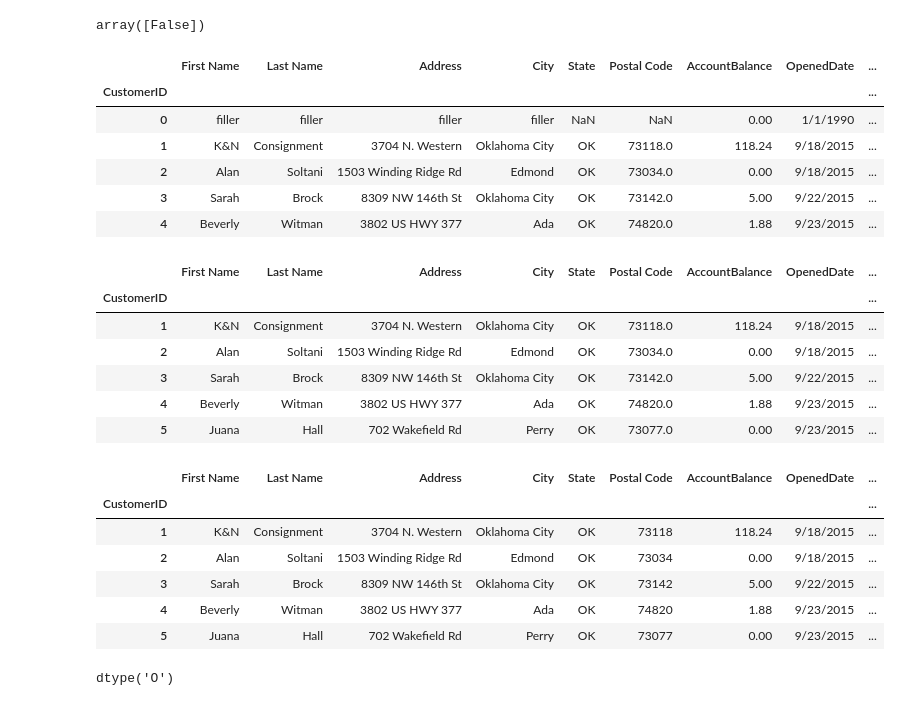
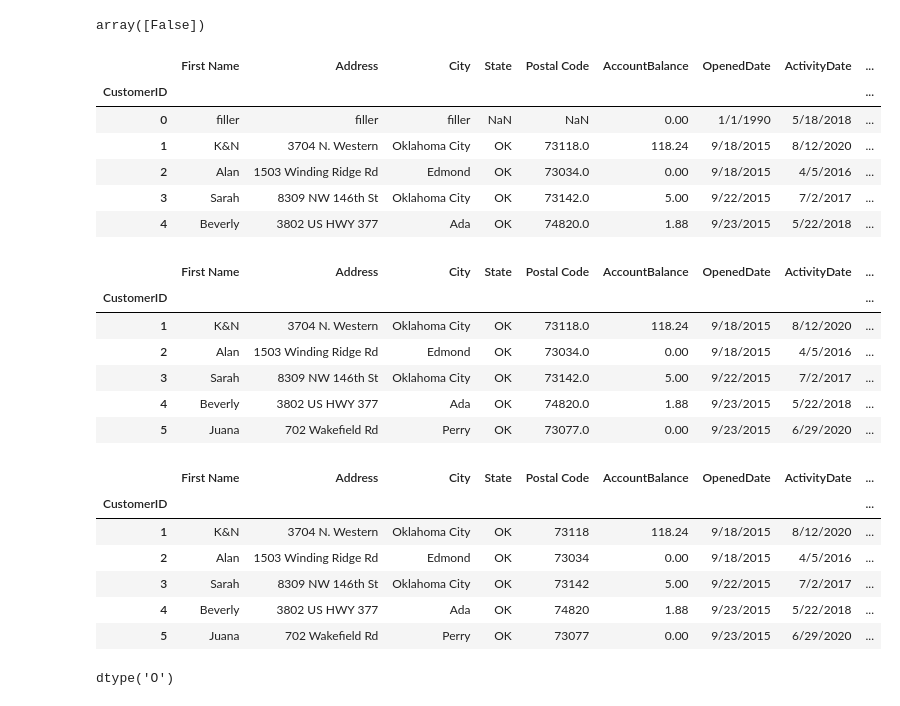
Before and after one commit to zachcornelison/K-N-Sales-Analytics, a Jupyter notebook: KN-Analytics.ipynb, the cells around one changed output. Drawn from its saved outputs; the diff is of its cells as text; code cells hidden in the pictures.

```diff
--- a/KN-Analytics.ipynb
+++ b/KN-Analytics.ipynb
@@ -218,41 +214,42 @@ df_customers['Locked'].unique()
 array([False])
 # %%
 # deleting columns that will not be relevant to this analysis
-df_customers = df_customers.drop(['Work Phone','Home Phone','Date1', 'Text1','ConsignCode','BirthMonth','StoreID','CheckFee',
+# including last names to maintain privacy
+df_customers = df_customers.drop(['Last Name','Work Phone','Home Phone','Date1', 'Text1','ConsignCode','BirthMonth','StoreID','CheckFee',
                                   'Num1','Email','ActiveInd','Return','CustNotes','CheckAmt','UseMRW','Locked'], axis=1)
 df_customers.head()
 # %% [output]
-|  | First Name | Last Name | Address | City | State | Postal Code | AccountBalance | OpenedDate | ... |
+|  | First Name | Address | City | State | Postal Code | AccountBalance | OpenedDate | ActivityDate | ... |
 | CustomerID |  |  |  |  |  |  |  |  | ... |
-| 0 | filler | filler | filler | filler | NaN | NaN | 0.00 | 1/1/1990 | ... |
-| 1 | K&N | Consignment | 3704 N. Western | Oklahoma City | OK | 73118.0 | 118.24 | 9/18/2015 | ... |
-| 2 | Alan | Soltani | 1503 Winding Ridge Rd | Edmond | OK | 73034.0 | 0.00 | 9/18/2015 | ... |
-| 3 | Sarah | Brock | 8309 NW 146th St | Oklahoma City | OK | 73142.0 | 5.00 | 9/22/2015 | ... |
-| 4 | Beverly | Witman | 3802 US HWY 377 | Ada | OK | 74820.0 | 1.88 | 9/23/2015 | ... |
+| 0 | filler | filler | filler | NaN | NaN | 0.00 | 1/1/1990 | 5/18/2018 | ... |
+| 1 | K&N | 3704 N. Western | Oklahoma City | OK | 73118.0 | 118.24 | 9/18/2015 | 8/12/2020 | ... |
+| 2 | Alan | 1503 Winding Ridge Rd | Edmond | OK | 73034.0 | 0.00 | 9/18/2015 | 4/5/2016 | ... |
+| 3 | Sarah | 8309 NW 146th St | Oklahoma City | OK | 73142.0 | 5.00 | 9/22/2015 | 7/2/2017 | ... |
+| 4 | Beverly | 3802 US HWY 377 | Ada | OK | 74820.0 | 1.88 | 9/23/2015 | 5/22/2018 | ... |
 # %%
 # drop the first row which is just a filler row
 df_customers = df_customers.drop([0])
 df_customers.head()
 # %% [output]
-|  | First Name | Last Name | Address | City | State | Postal Code | AccountBalance | OpenedDate | ... |
+|  | First Name | Address | City | State | Postal Code | AccountBalance | OpenedDate | ActivityDate | ... |
 | CustomerID |  |  |  |  |  |  |  |  | ... |
-| 1 | K&N | Consignment | 3704 N. Western | Oklahoma City | OK | 73118.0 | 118.24 | 9/18/2015 | ... |
-| 2 | Alan | Soltani | 1503 Winding Ridge Rd | Edmond | OK | 73034.0 | 0.00 | 9/18/2015 | ... |
-| 3 | Sarah | Brock | 8309 NW 146th St | Oklahoma City | OK | 73142.0 | 5.00 | 9/22/2015 | ... |
-| 4 | Beverly | Witman | 3802 US HWY 377 | Ada | OK | 74820.0 | 1.88 | 9/23/2015 | ... |
-| 5 | Juana | Hall | 702 Wakefield Rd | Perry | OK | 73077.0 | 0.00 | 9/23/2015 | ... |
+| 1 | K&N | 3704 N. Western | Oklahoma City | OK | 73118.0 | 118.24 | 9/18/2015 | 8/12/2020 | ... |
+| 2 | Alan | 1503 Winding Ridge Rd | Edmond | OK | 73034.0 | 0.00 | 9/18/2015 | 4/5/2016 | ... |
+| 3 | Sarah | 8309 NW 146th St | Oklahoma City | OK | 73142.0 | 5.00 | 9/22/2015 | 7/2/2017 | ... |
+| 4 | Beverly | 3802 US HWY 377 | Ada | OK | 74820.0 | 1.88 | 9/23/2015 | 5/22/2018 | ... |
+| 5 | Juana | 702 Wakefield Rd | Perry | OK | 73077.0 | 0.00 | 9/23/2015 | 6/29/2020 | ... |
 # %%
 # change 'Postal Code' from a float to a string
 df_customers['Postal Code'] = df_customers['Postal Code'].astype(str).str[:-2]
 df_customers.head()
 # %% [output]
-|  | First Name | Last Name | Address | City | State | Postal Code | AccountBalance | OpenedDate | ... |
+|  | First Name | Address | City | State | Postal Code | AccountBalance | OpenedDate | ActivityDate | ... |
 | CustomerID |  |  |  |  |  |  |  |  | ... |
-| 1 | K&N | Consignment | 3704 N. Western | Oklahoma City | OK | 73118 | 118.24 | 9/18/2015 | ... |
-| 2 | Alan | Soltani | 1503 Winding Ridge Rd | Edmond | OK | 73034 | 0.00 | 9/18/2015 | ... |
-| 3 | Sarah | Brock | 8309 NW 146th St | Oklahoma City | OK | 73142 | 5.00 | 9/22/2015 | ... |
-| 4 | Beverly | Witman | 3802 US HWY 377 | Ada | OK | 74820 | 1.88 | 9/23/2015 | ... |
-| 5 | Juana | Hall | 702 Wakefield Rd | Perry | OK | 73077 | 0.00 | 9/23/2015 | ... |
+| 1 | K&N | 3704 N. Western | Oklahoma City | OK | 73118 | 118.24 | 9/18/2015 | 8/12/2020 | ... |
+| 2 | Alan | 1503 Winding Ridge Rd | Edmond | OK | 73034 | 0.00 | 9/18/2015 | 4/5/2016 | ... |
+| 3 | Sarah | 8309 NW 146th St | Oklahoma City | OK | 73142 | 5.00 | 9/22/2015 | 7/2/2017 | ... |
+| 4 | Beverly | 3802 US HWY 377 | Ada | OK | 74820 | 1.88 | 9/23/2015 | 5/22/2018 | ... |
+| 5 | Juana | 702 Wakefield Rd | Perry | OK | 73077 | 0.00 | 9/23/2015 | 6/29/2020 | ... |
 # %%
 # check that column is of dtype Object ('O')
 df_customers['Postal Code'].dtypes
```
Also changed, not shown: parts of 10 cells of this notebook.
